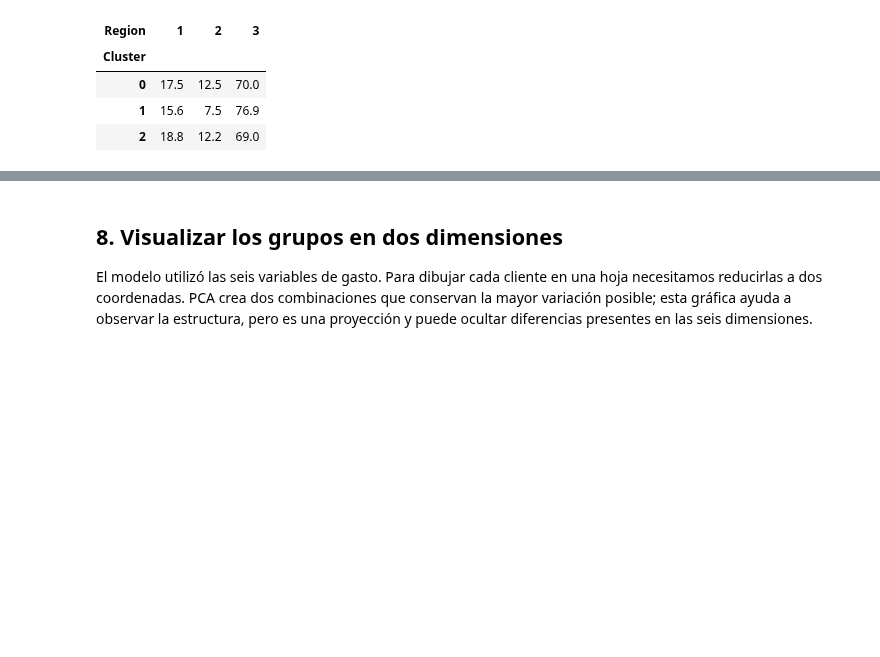
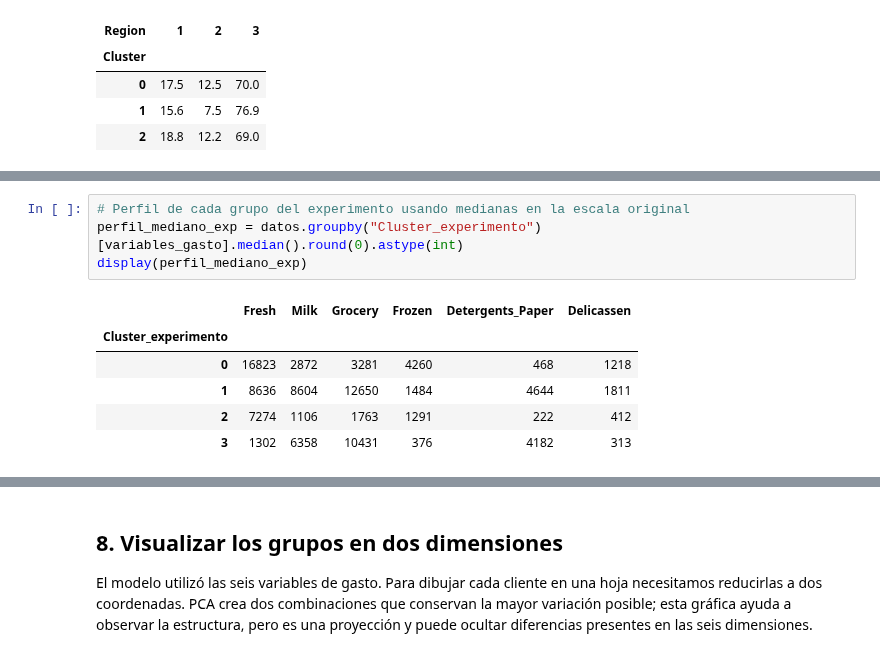
Before and after one commit to dominikcm06/BigData, a Jupyter notebook: U2_1_modelos/notebooks/U4_1_Clustering_Wholesale_Customers.ipynb, the cells around one changed output, grey strips where cells are left out. Saved outputs shown, nothing was run; the diff lists cells and outputs as text; blank space fills up the shorter version.

```diff
--- a/U2_1_modelos/notebooks/U4_1_Clustering_Wholesale_Customers.ipynb
+++ b/U2_1_modelos/notebooks/U4_1_Clustering_Wholesale_Customers.ipynb
@@ -631,0 +667,11 @@ Porcentaje de clientes por región dentro de cada grupo:
+# %%
+# Perfil de cada grupo del experimento usando medianas en la escala original
+perfil_mediano_exp = datos.groupby("Cluster_experimento")[variables_gasto].median().round(0).astype(int)
+display(perfil_mediano_exp)
+# %% [output]
+|  | Fresh | Milk | Grocery | Frozen | Detergents_Paper | Delicassen |
+| Cluster_experimento |  |  |  |  |  |  |
+| 0 | 16823 | 2872 | 3281 | 4260 | 468 | 1218 |
+| 1 | 8636 | 8604 | 12650 | 1484 | 4644 | 1811 |
+| 2 | 7274 | 1106 | 1763 | 1291 | 222 | 412 |
+| 3 | 1302 | 6358 | 10431 | 376 | 4182 | 313 |
```
Also changed, not shown: parts of 6 cells of this notebook.
